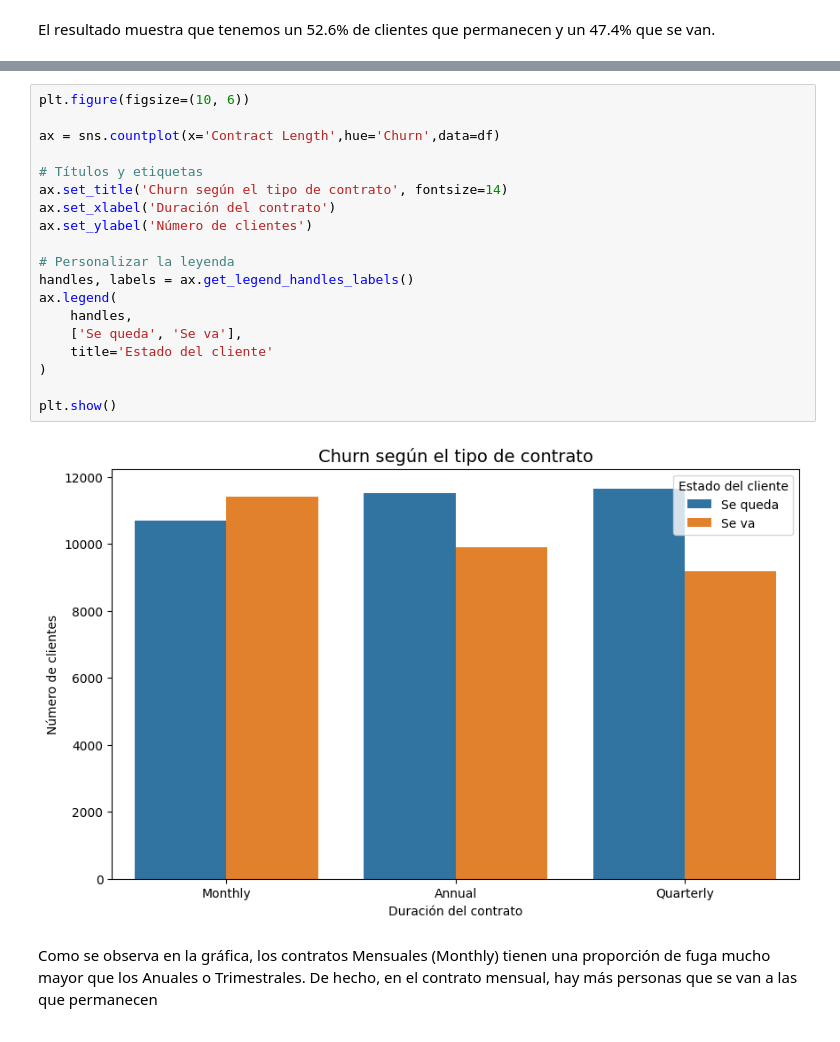
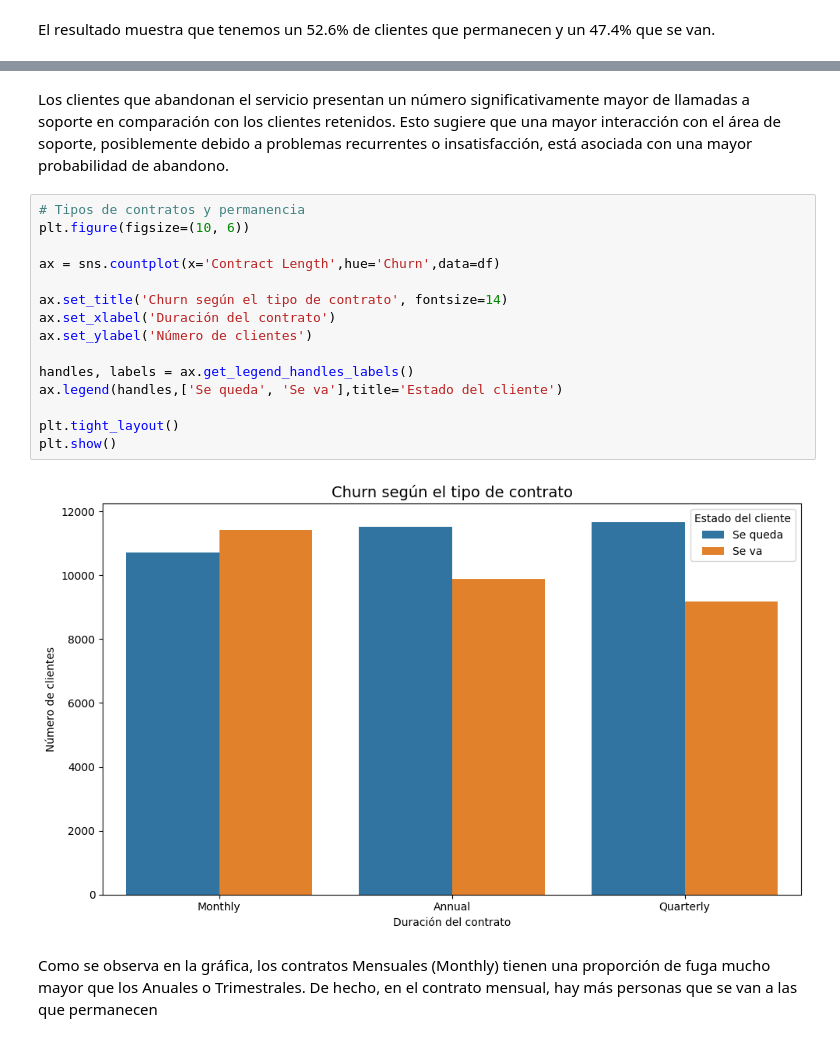
Before and after one commit to BrianSilenT/churninsight-hackaton, a Jupyter notebook: data-science/notebooks/churn.ipynb, the cells around one changed output, grey strips where cells are left out. Saved outputs shown, nothing was run; the diff lists cells and outputs as text.

```diff
--- a/data-science/notebooks/churn.ipynb
+++ b/data-science/notebooks/churn.ipynb
@@ -85,23 +214,21 @@ El resultado muestra que tenemos un 52.6% de clientes que permanecen y un 47.4%
+# %% [markdown]
+Los clientes que abandonan el servicio presentan un número significativamente mayor de llamadas a soporte en comparación con los clientes retenidos. Esto sugiere que una mayor interacción con el área de soporte, posiblemente debido a problemas recurrentes o insatisfacción, está asociada con una mayor probabilidad de abandono.
 # %%
+# Tipos de contratos y permanencia
 plt.figure(figsize=(10, 6))
 
 ax = sns.countplot(x='Contract Length',hue='Churn',data=df)
 
-# Títulos y etiquetas
 ax.set_title('Churn según el tipo de contrato', fontsize=14)
 ax.set_xlabel('Duración del contrato')
 ax.set_ylabel('Número de clientes')
 
-# Personalizar la leyenda
 handles, labels = ax.get_legend_handles_labels()
-ax.legend(
-    handles,
-    ['Se queda', 'Se va'],
-    title='Estado del cliente'
-)
+ax.legend(handles,['Se queda', 'Se va'],title='Estado del cliente')
 
+plt.tight_layout()
 plt.show()
 # %% [output]
-[figure, old version]
+[figure, new version]
 # %% [markdown]
 Como se observa en la gráfica, los contratos Mensuales (Monthly) tienen una proporción de fuga mucho mayor que los Anuales o Trimestrales. De hecho, en el contrato mensual, hay más personas que se van a las que permanecen
```
Also changed, not shown: parts of 21 cells of this notebook, 1 other file.
